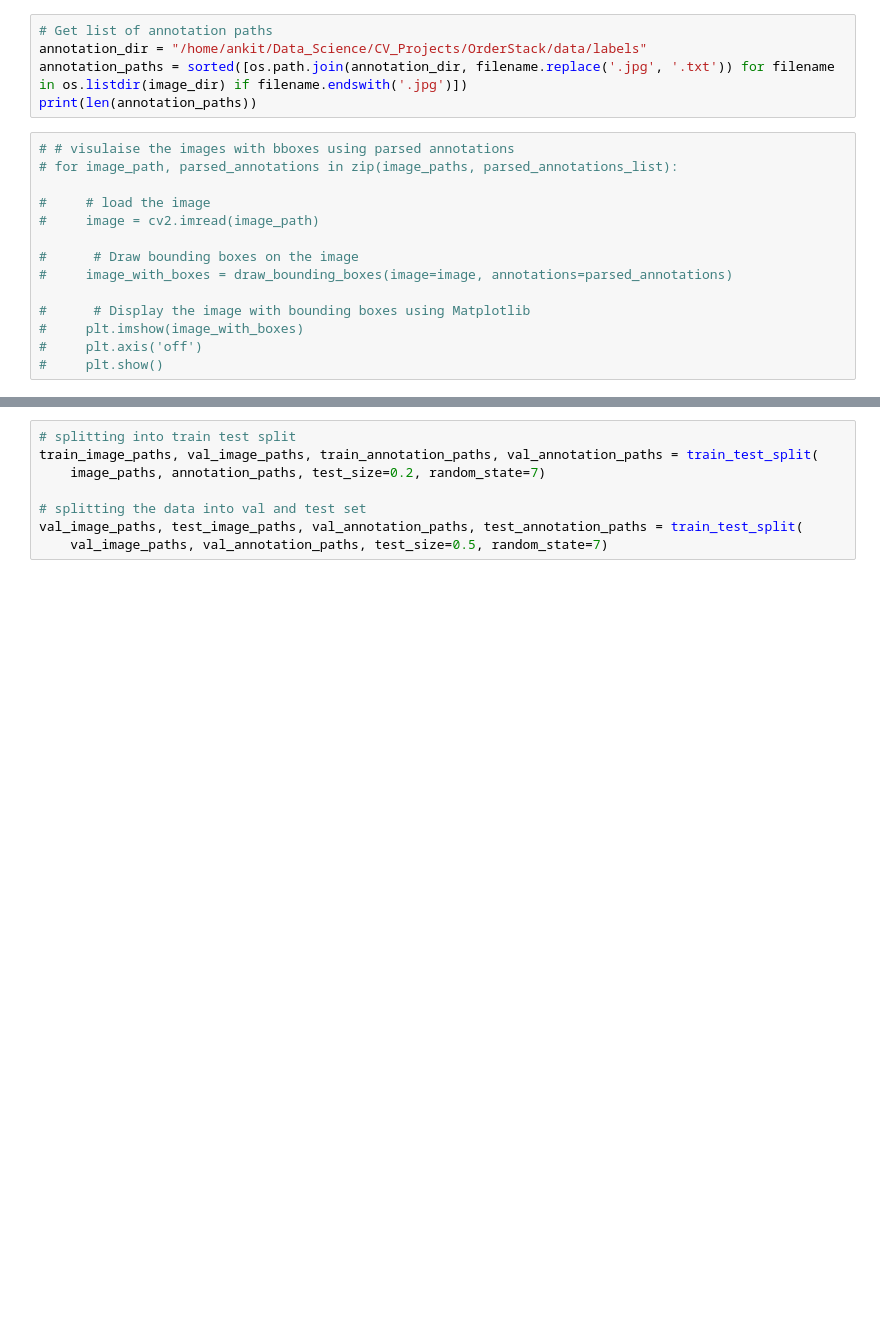
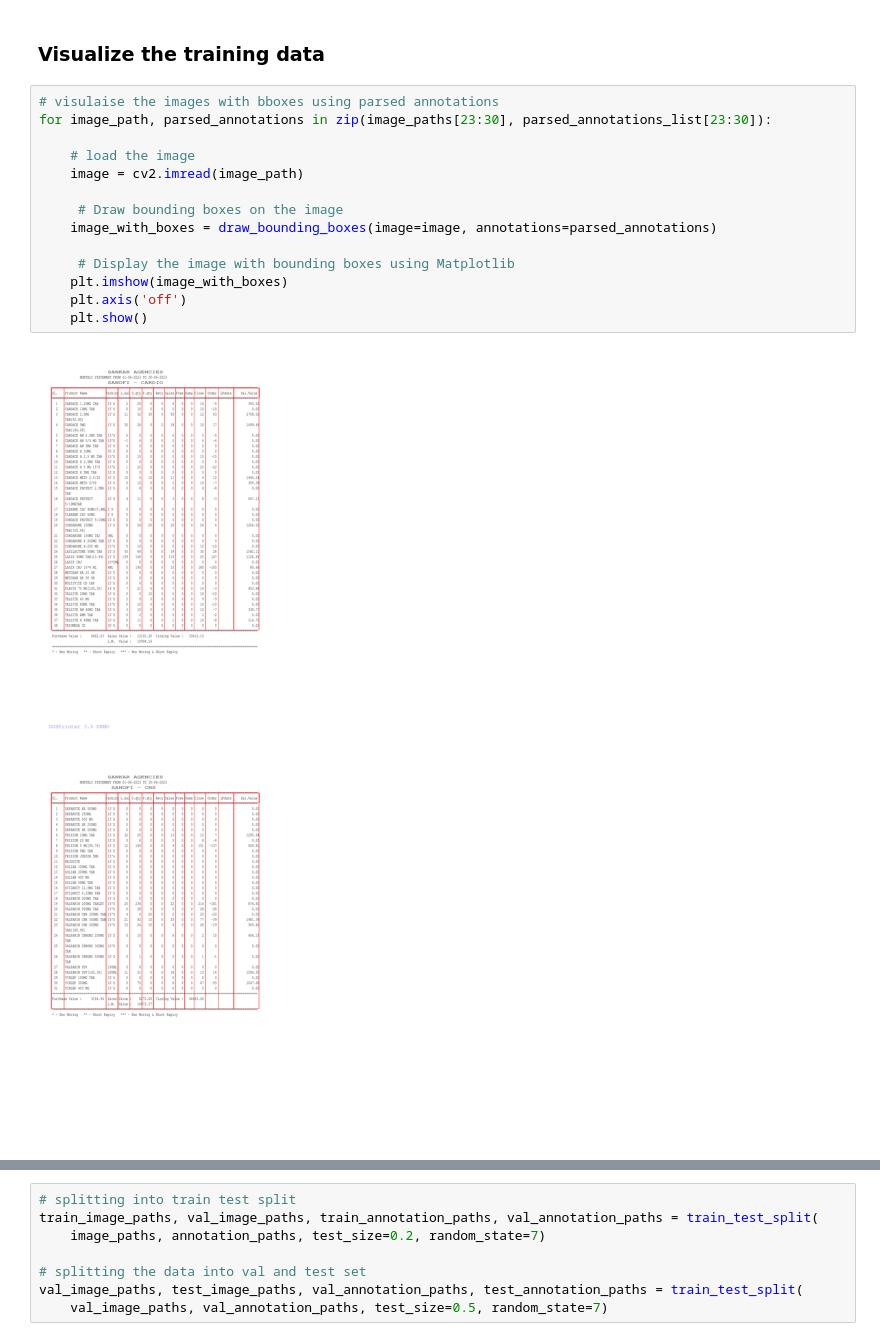
Before and after one commit to ankak2635/Table_localisation, a Jupyter notebook: notebook.ipynb, the cells around one changed output, grey strips where cells are left out. Cells and saved outputs as stored; diff of their text form; blank space fills up the shorter version.

```diff
--- a/notebook.ipynb
+++ b/notebook.ipynb
@@ -68,19 +133,19 @@ print(len(image_paths))
-# %%
-# Get list of annotation paths
-annotation_dir = "/home/ankit/Data_Science/CV_Projects/OrderStack/data/labels"
-annotation_paths = sorted([os.path.join(annotation_dir, filename.replace('.jpg', '.txt')) for filename in os.listdir(image_dir) if filename.endswith('.jpg')])
-print(len(annotation_paths))
+# %% [markdown]
+### Visualize the training data
 # %%
-# # visulaise the images with bboxes using parsed annotations
-# for image_path, parsed_annotations in zip(image_paths, parsed_annotations_list):
+# visulaise the images with bboxes using parsed annotations
+for image_path, parsed_annotations in zip(image_paths[23:30], parsed_annotations_list[23:30]):
 
-#     # load the image
-#     image = cv2.imread(image_path)
+    # load the image
+    image = cv2.imread(image_path)
 
-#      # Draw bounding boxes on the image
-#     image_with_boxes = draw_bounding_boxes(image=image, annotations=parsed_annotations)
+     # Draw bounding boxes on the image
+    image_with_boxes = draw_bounding_boxes(image=image, annotations=parsed_annotations)
 
-#      # Display the image with bounding boxes using Matplotlib
-#     plt.imshow(image_with_boxes)
-#     plt.axis('off')
-#     plt.show()
+     # Display the image with bounding boxes using Matplotlib
+    plt.imshow(image_with_boxes)
+    plt.axis('off')
+    plt.show()
+# %% [output]
+[figure, added]
+[figure, added]
```
Also changed, not shown: parts of 19 cells of this notebook.
